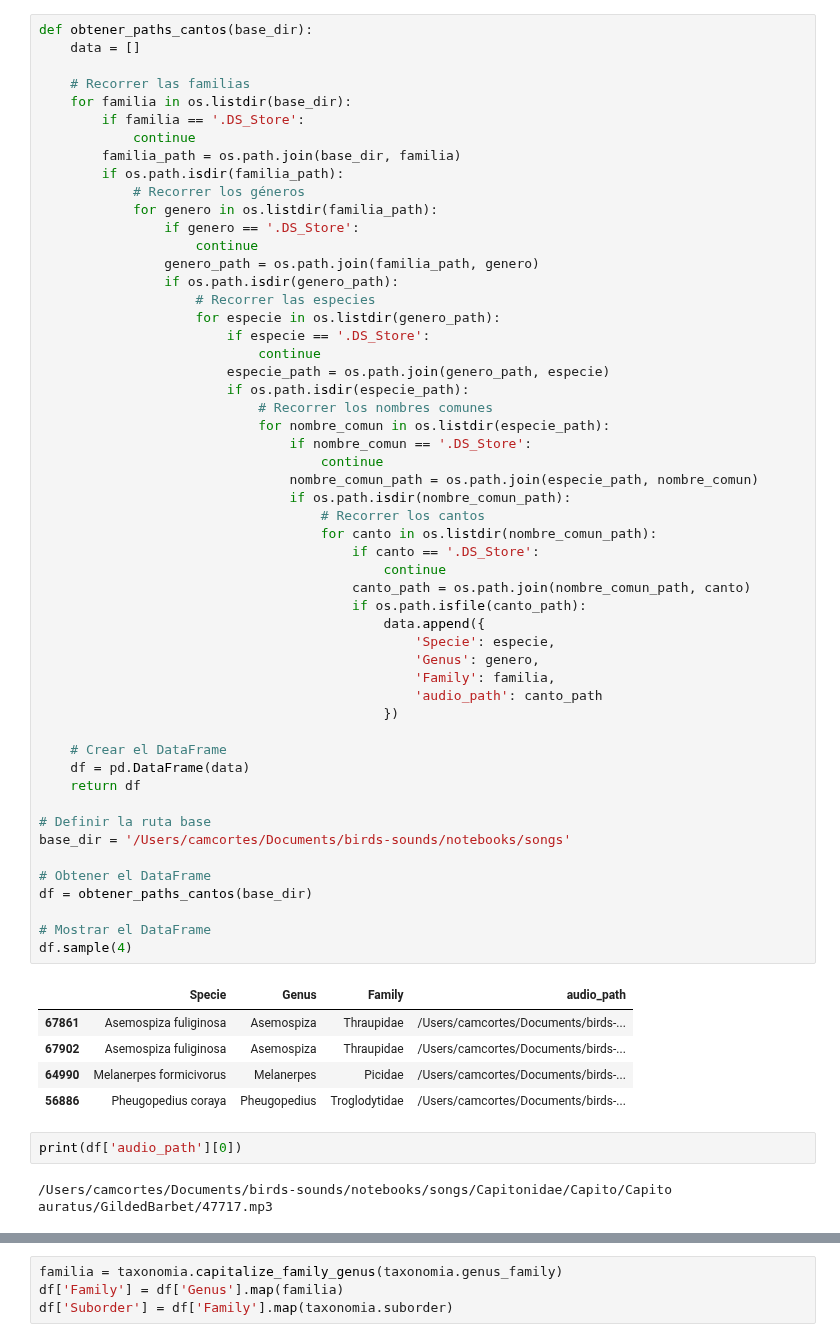
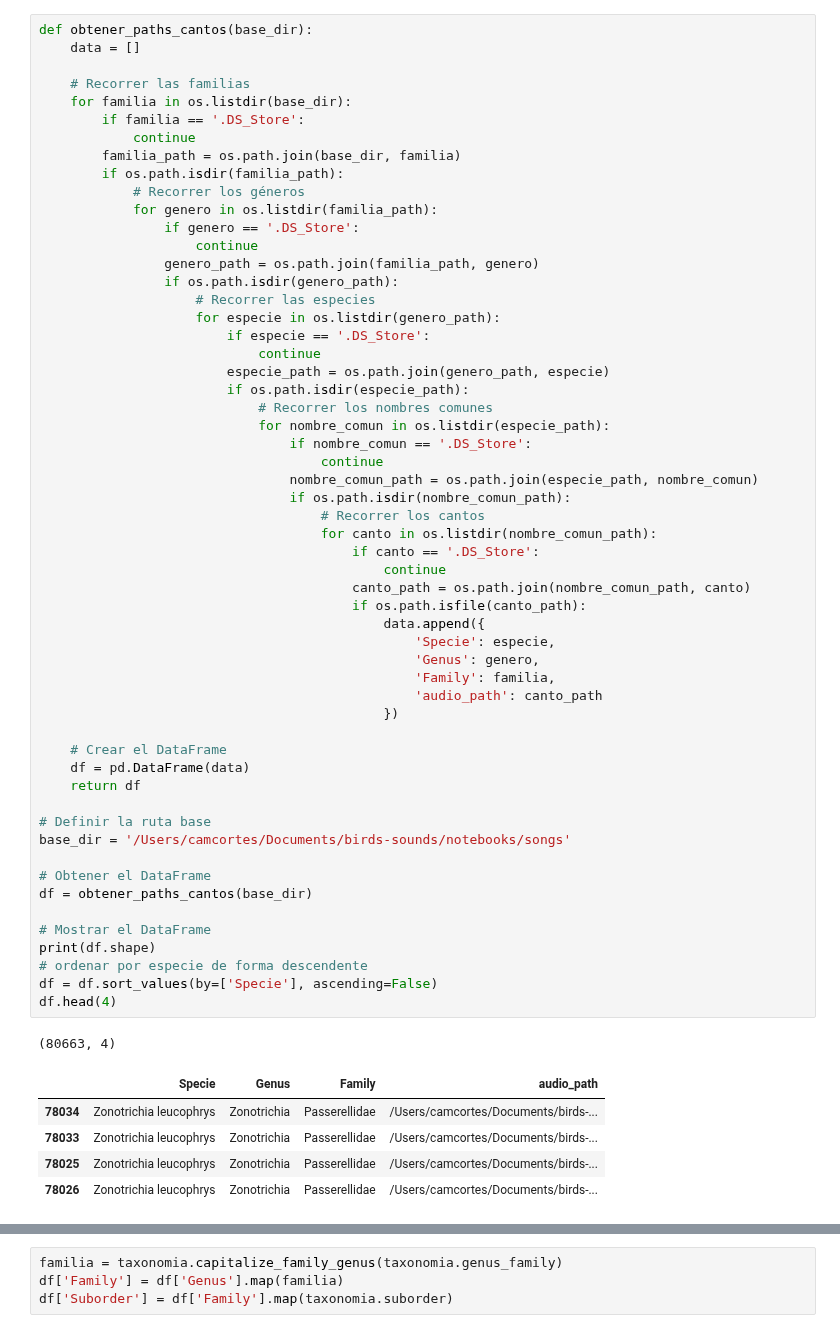
Before and after one commit to camiloacp/The-Evolutionary-Structure-of-Acoustic-Learnability-A-Deep-Learning-Approach-to-Neotropical-Birdsong, a Jupyter notebook: notebooks/01 Paths.ipynb, the cells around one changed output, grey strips where cells are left out. Saved outputs shown, nothing was run; the diff lists cells and outputs as text.

```diff
--- a/notebooks/01 Paths.ipynb
+++ b/notebooks/01 Paths.ipynb
@@ -32,39 +37,39 @@ def obtener_paths_cantos(base_dir):
                                 if nombre_comun == '.DS_Store':
                                     continue
                                 nombre_comun_path = os.path.join(especie_path, nombre_comun)
                                 if os.path.isdir(nombre_comun_path):
                                     # Recorrer los cantos
                                     for canto in os.listdir(nombre_comun_path):
                                         if canto == '.DS_Store':
                                             continue
                                         canto_path = os.path.join(nombre_comun_path, canto)
                                         if os.path.isfile(canto_path):
                                             data.append({
                                                 'Specie': especie,
                                                 'Genus': genero,
                                                 'Family': familia,
                                                 'audio_path': canto_path
                                             })
 
     # Crear el DataFrame
     df = pd.DataFrame(data)
     return df
 
 # Definir la ruta base
 base_dir = '/Users/camcortes/Documents/birds-sounds/notebooks/songs'
 
 # Obtener el DataFrame
 df = obtener_paths_cantos(base_dir)
 
 # Mostrar el DataFrame
-df.sample(4)
+print(df.shape)
+# ordenar por especie de forma descendente
+df = df.sort_values(by=['Specie'], ascending=False)
+df.head(4)
 # %% [output]
+(80663, 4)
 |  | Specie | Genus | Family | audio_path |
-| 67861 | Asemospiza fuliginosa | Asemospiza | Thraupidae | /Users/camcortes/Documents/birds-... |
-| 67902 | Asemospiza fuliginosa | Asemospiza | Thraupidae | /Users/camcortes/Documents/birds-... |
-| 64990 | Melanerpes formicivorus | Melanerpes | Picidae | /Users/camcortes/Documents/birds-... |
-| 56886 | Pheugopedius coraya | Pheugopedius | Troglodytidae | /Users/camcortes/Documents/birds-... |
+| 78034 | Zonotrichia leucophrys | Zonotrichia | Passerellidae | /Users/camcortes/Documents/birds-... |
+| 78033 | Zonotrichia leucophrys | Zonotrichia | Passerellidae | /Users/camcortes/Documents/birds-... |
+| 78025 | Zonotrichia leucophrys | Zonotrichia | Passerellidae | /Users/camcortes/Documents/birds-... |
+| 78026 | Zonotrichia leucophrys | Zonotrichia | Passerellidae | /Users/camcortes/Documents/birds-... |
-# %%
-print(df['audio_path'][0])
-# %% [output]
-/Users/camcortes/Documents/birds-sounds/notebooks/songs/Capitonidae/Capito/Capito auratus/GildedBarbet/47717.mp3
```
Also changed, not shown: parts of 19 cells of this notebook, 5 other files.
